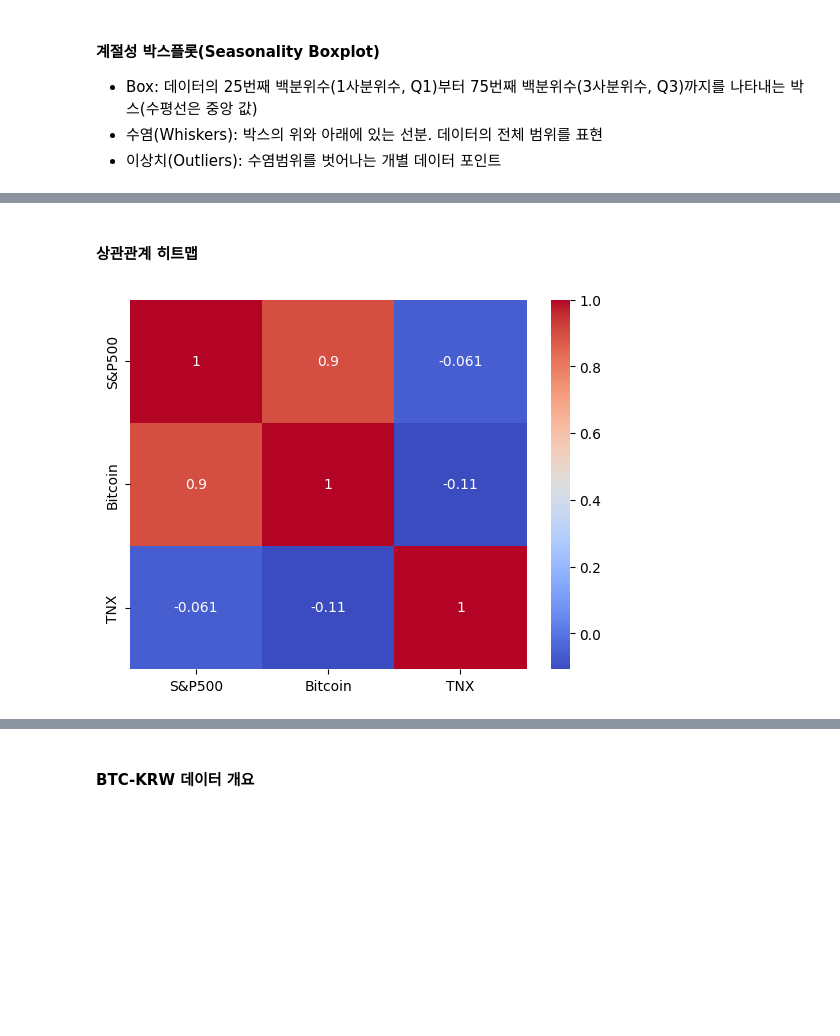
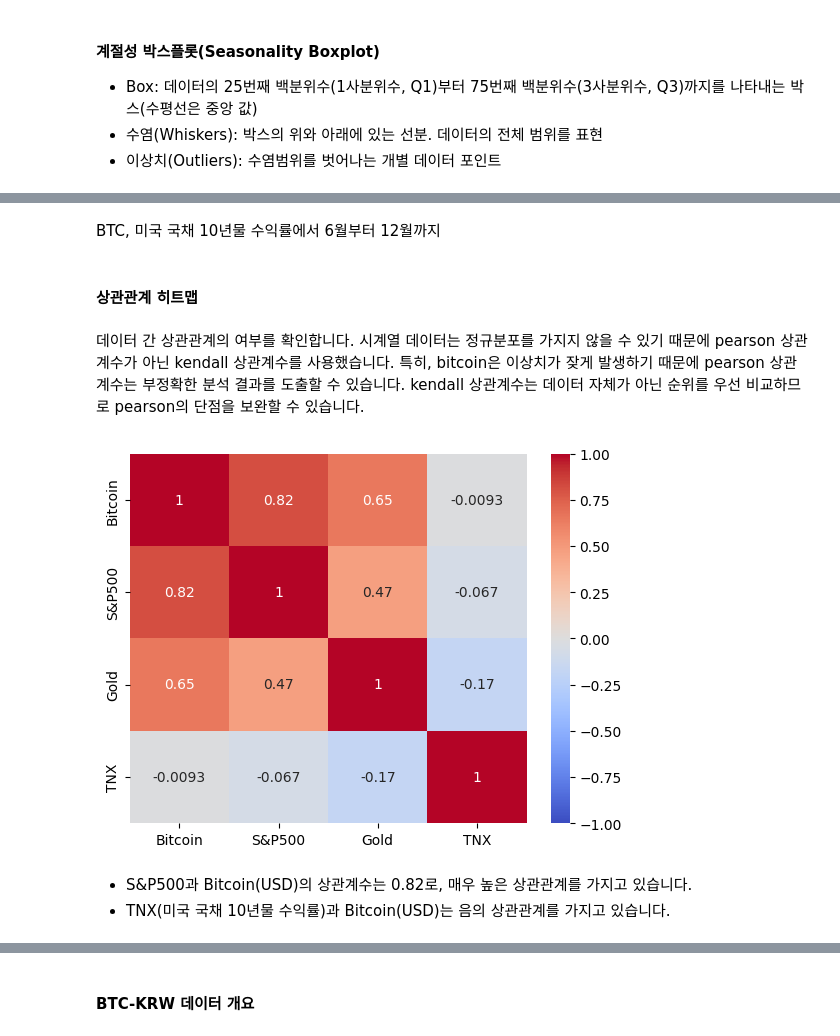
Before and after one commit to young1ll/time-series-da, a Jupyter notebook: upbitAnalyzer_data_analysis_report.ipynb, the cells around one changed output, grey strips where cells are left out. Cells and saved outputs as stored; diff of their text form; code cells hidden in the pictures; blank space fills up the shorter version.

```diff
--- a/upbitAnalyzer_data_analysis_report.ipynb
+++ b/upbitAnalyzer_data_analysis_report.ipynb
@@ -168,3 +177,13 @@ tnx_df.head(5)
 | 2013-01-04 | 1.952 | 1.965 | 1.911 | 1.915 | 1.915 | 0 |
 | 2013-01-07 | 1.904 | 1.917 | 1.892 | 1.903 | 1.903 | 0 |
 | 2013-01-08 | 1.894 | 1.894 | 1.864 | 1.871 | 1.871 | 0 |
+# %%
+# 금 선물
+yfin.pdr_override()
+
+gldname = 'GOLD Future'
+gld = 'GC=F'
+gld_df = pdr.get_data_yahoo(gld, start=date_start, end=date_today)
+
+print(gld_df.shape)
+gld_df.head(5)
@@ -344,16 +411,23 @@ plt.show()
+# %% [markdown]
+BTC, 미국 국채 10년물 수익률에서 6월부터 12월까지
 # %% [markdown]
 #### 상관관계 히트맵
+# %% [markdown]
+데이터 간 상관관계의 여부를 확인합니다. 시계열 데이터는 정규분포를 가지지 않을 수 있기 때문에 pearson 상관계수가 아닌 kendall 상관계수를 사용했습니다. 특히, bitcoin은 이상치가 잦게 발생하기 때문에 pearson 상관계수는 부정확한 분석 결과를 도출할 수 있습니다. kendall 상관계수는 데이터 자체가 아닌 순위를 우선 비교하므로 pearson의 단점을 보완할 수 있습니다.
 # %%
 import seaborn as sns
 # 세 데이터프레임을 하나의 데이터프레임으로 병합
-merged_df = pd.concat([snp500_df['Adj Close'], btc_usd_df['Adj Close'], tnx_df['Adj Close']], axis=1)
-merged_df.columns = ['S&P500', 'Bitcoin', 'TNX']
+merged_df = pd.concat([btc_usd_df['Adj Close'], snp500_df['Adj Close'], gld_df['Adj Close'], tnx_df['Adj Close']], axis=1)
+merged_df.columns = ['Bitcoin', 'S&P500', 'Gold', 'TNX']
 
 # 상관관계 행렬 생성
-correlation_matrix = merged_df.corr()
+correlation_matrix = merged_df.corr(method='kendall')
 
 # 히트맵 그리기
-sns.heatmap(correlation_matrix, annot=True, cmap='coolwarm')
+sns.heatmap(correlation_matrix, annot=True, cmap='coolwarm', vmin=-1.0)
 plt.show()
 # %% [output]
-[figure, old version]
+[figure, new version]
+# %% [markdown]
+- S&P500과 Bitcoin(USD)의 상관계수는 0.82로, 매우 높은 상관관계를 가지고 있습니다.
+- TNX(미국 국채 10년물 수익률)과 Bitcoin(USD)는 음의 상관관계를 가지고 있습니다.
```
Also changed, not shown: parts of 66 cells of this notebook.
